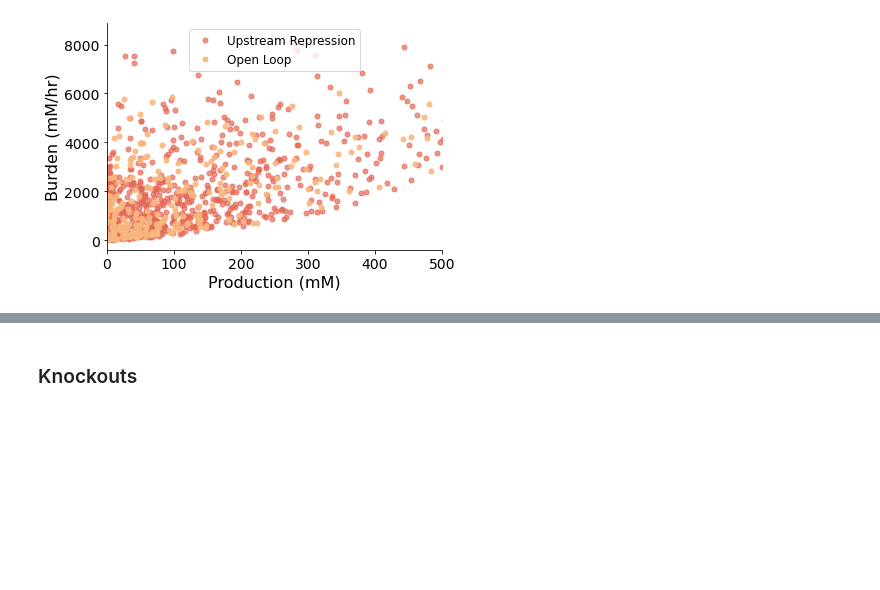
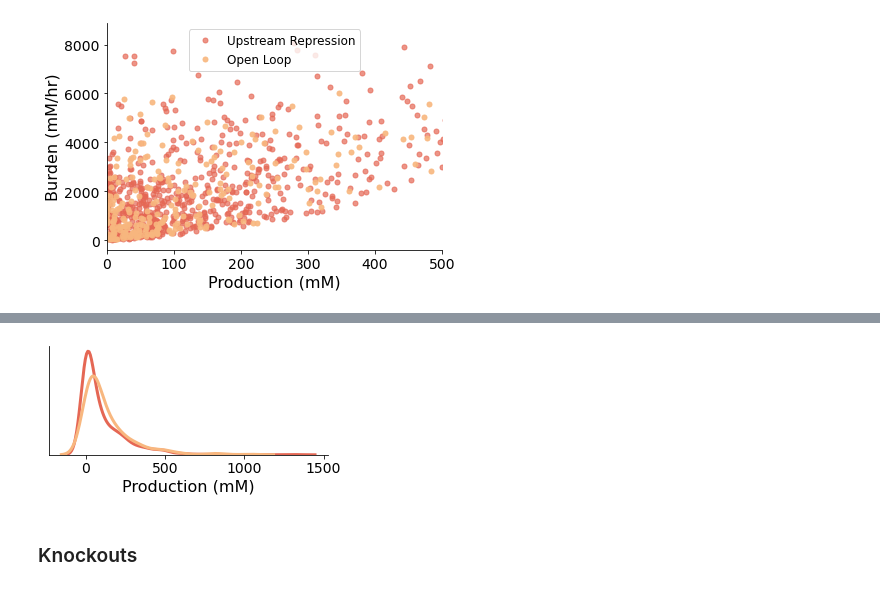
Before and after one commit to cjmerzbacher/joint-simulator, a Jupyter notebook: beta_carotene/bcar_viz.ipynb, the cells around one changed output, grey strips where cells are left out. Drawn from its saved outputs; the diff is of its cells as text; code cells hidden in the pictures; blank space fills up the shorter version.

```diff
--- a/beta_carotene/bcar_viz.ipynb
+++ b/beta_carotene/bcar_viz.ipynb
@@ -463,3 +534,22 @@ fig.tight_layout()
+# %%
+#Histogram of production
+fig, axs = plt.subplots(1, 1, figsize=(5, 2))
+palette = cmaps.matter.discrete(14).colors
+#Production histograms
+ax = axs
+sns.kdeplot(data=sum_nc_feas, x='bcar_tot', ax=ax, color = palette[5], linewidth=3, legend=False)
+sns.kdeplot(data=sum_op_feas, x='bcar_tot', ax=ax, color = palette[2], linewidth=3, legend=False)
+
+ax.set_xlabel('Production (mM)', fontsize=axislabelsize)
+ax.set_ylabel('')
+ax.set_yticks([])
+ax.tick_params(axis='y', labelsize=axistickssize)
+ax.tick_params(axis='x', labelsize=axistickssize)
+for axis in ['top','right']:
+    ax.spines[axis].set_linewidth(0)
+fig.savefig('../figs/ga_burden_histogram.png', dpi=500)
+# %% [output]
+[figure, added]
 # %% [markdown]
 ### Knockouts
 # %%
```
Also changed, not shown: parts of 4 cells of this notebook, 6 other files.
